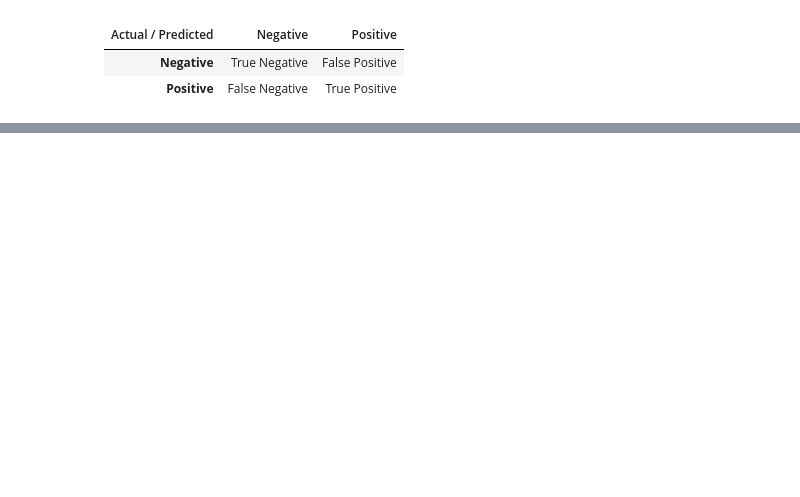
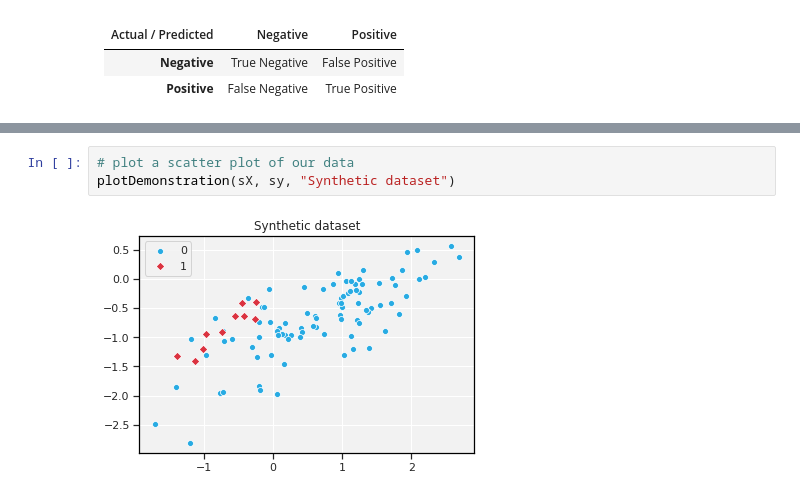
Before and after one commit to EnviloN/unbalanced-data-classification, a Jupyter notebook: UnbalancedData.ipynb, the cells around one changed output, grey strips where cells are left out. Saved outputs shown, nothing was run; the diff lists cells and outputs as text; blank space fills up the shorter version.

```diff
--- a/UnbalancedData.ipynb
+++ b/UnbalancedData.ipynb
@@ -233,0 +284,5 @@ Many classifiers from Scikit-learn takes an optional parameter <code>class_weigh
+# %%
+# plot a scatter plot of our data
+plotDemonstration(sX, sy, "Synthetic dataset")
+# %% [output]
+[figure, added]
```
Also changed, not shown: parts of 40 cells of this notebook, 1 other file.
